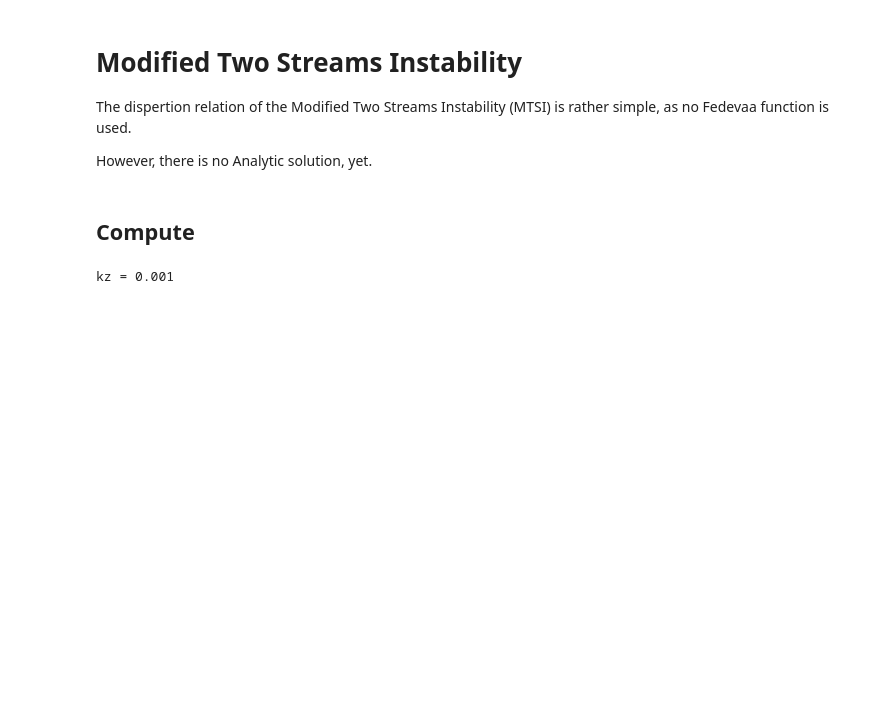
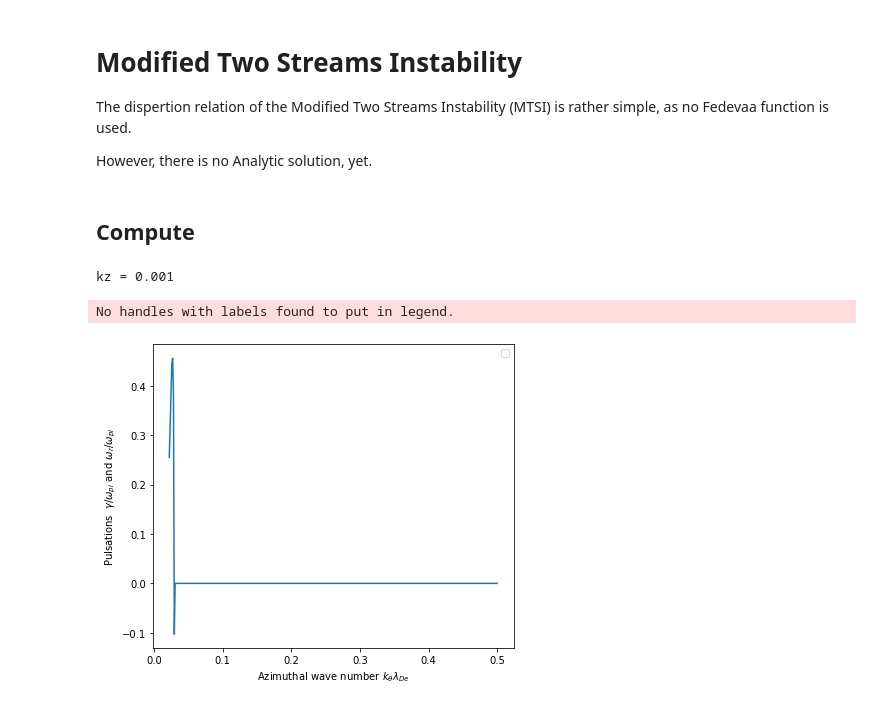
Before and after one commit to federicopetronio/dispersion_MTSI, a Jupyter notebook: dispersion_solver/main.ipynb, the cells around one changed output. Drawn from its saved outputs; the diff is of its cells as text; code cells hidden in the pictures; blank space fills up the shorter version.

```diff
--- a/dispersion_solver/main.ipynb
+++ b/dispersion_solver/main.ipynb
@@ -125,39 +125,53 @@ plasmaEps = partial(eps_MTSI, prt=prt) #assign to the function eps_MTSI the valu
 # wrfunct = lambda k: analytic_IAW(k, ti=prt.ionTemperature/ prt.electronTemperature)
 
 # different first guess
+
 # USE ONLY WITH kymin=0.01, kymax=2, Nkys=200
-wrfunct = lambda k: first_guess_1(k)
+# wrfunct = lambda k: first_guess_1(k)
+
+# USE ONLY WITH kymin=0.01, kymax=0.5
+wrfunct = lambda k: first_guess_mod(k)
+
+
 
 kysref1, xsref1 = solvekys(plasmaEps, kx=kx, kz=kz, kymin=0.01, kymax=0.5,
-                         parall=False, wrfunct=wrfunct,Nkys=200,already_solved=True)
+                         parall=False, wrfunct=wrfunct,Nkys=400,already_solved=True)
 # %%
 
 # plot
 fig = plt.figure(figsize=(6,5))
 # plt.plot(kysref, xsref[:,0], "b", label="$\omega_r$ solver old")
 # plt.plot(kysref, xsref[:,1], "red", label="$\gamma$   solver old")
 # plt.plot(kysref1, xsref1[:,0], "green", label="$\omega_r$ solver")
 # plt.plot(kysref1, xsref1[:,1], "magenta", label="$\gamma$   solver")
-plt.plot(kysref1, xsref1[:,0], "green", label="$\omega_r$ solver")
-plt.plot(kysref1, xsref1[:,1], "magenta", label="$\gamma$ solver")
+# plt.plot(kysref1, xsref1[:,0], "green", label="$\omega_r$ solver")
+# plt.plot(kysref1, xsref1[:,1], "magenta", label="$\gamma$ solver")
+
+
+# print(np.argmax(xsref1[:,1]))
+# plt.plot(kysref1[:35], xsref1[:35,1], "magenta", label="$\gamma$ solver")
+plt.plot(kysref1[10:], xsref1[10:,1])
 
 # plt.plot(kysref, prt.driftSpeed/prt.BohmSpeed* np.sqrt(me/mi)*np.sqrt(np.pi/8)*kysref/(1 + kysref**2)**(3/2), "r--", label="$\gamma$ IAW  Analytic")
 # plt.plot(kysref, analytic_IAW(kysref, ti=prt.ionTemperature/ prt.electronTemperature), "b--", label="$\omega_r$ IAW Analytic")
 
 
 plt.legend()
 plt.xlabel("Azimuthal wave number $k_{\\theta} \\lambda_{De}$")
 plt.ylabel("Pulsations  $\\gamma/\\omega_{pi}$ and $ \\omega_r/\\omega_{pi} $")
 #plt.xlim(left=0)
 #plt.ylim(bottom=0)
 
 plt.tight_layout()
 
 # for i in range(10):
 #     plt.plot(kysref1[i*20],wrfunct(kysref1[i*20]).real,"o",color='blue')
 #     plt.plot(kysref1[i*20],wrfunct(kysref1[i*20]).imag,"v",color='red')
 
 # plt.plot(kysref1,wrfunct(kysref1))
+# %% [output]
+No handles with labels found to put in legend.
+[figure, added]
 # %%
 plt.figure(figsize=(6,5))
 plt.semilogy(kysref1, xsref1[:,2], "magenta")
```
Also changed, not shown: parts of 4 cells of this notebook, 2 other files.
